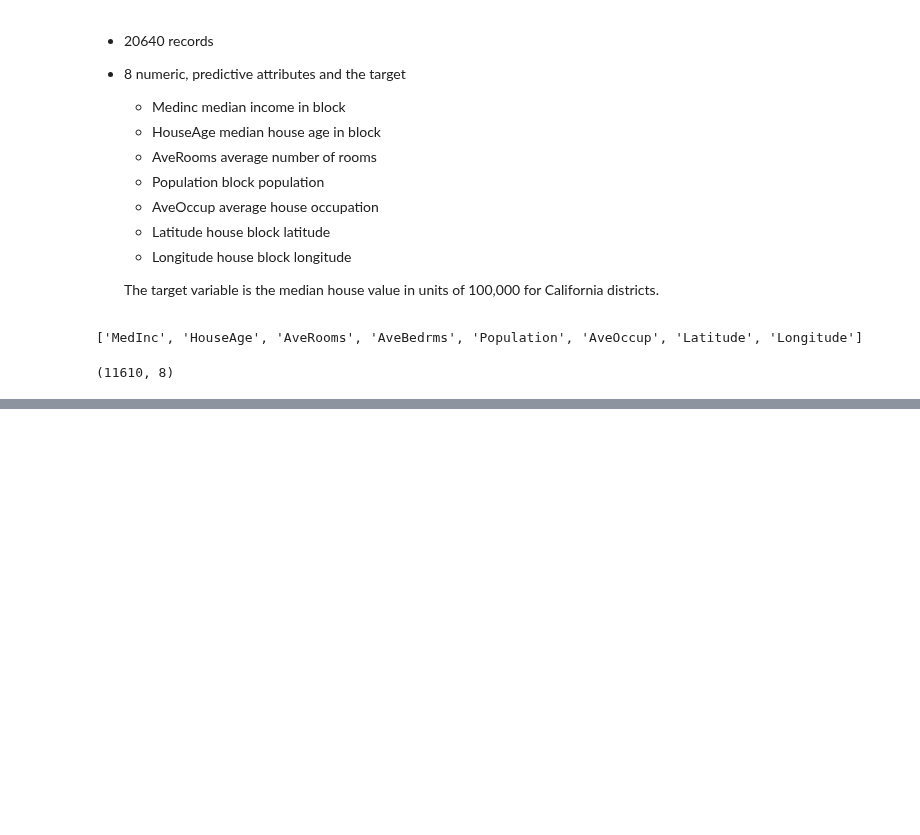
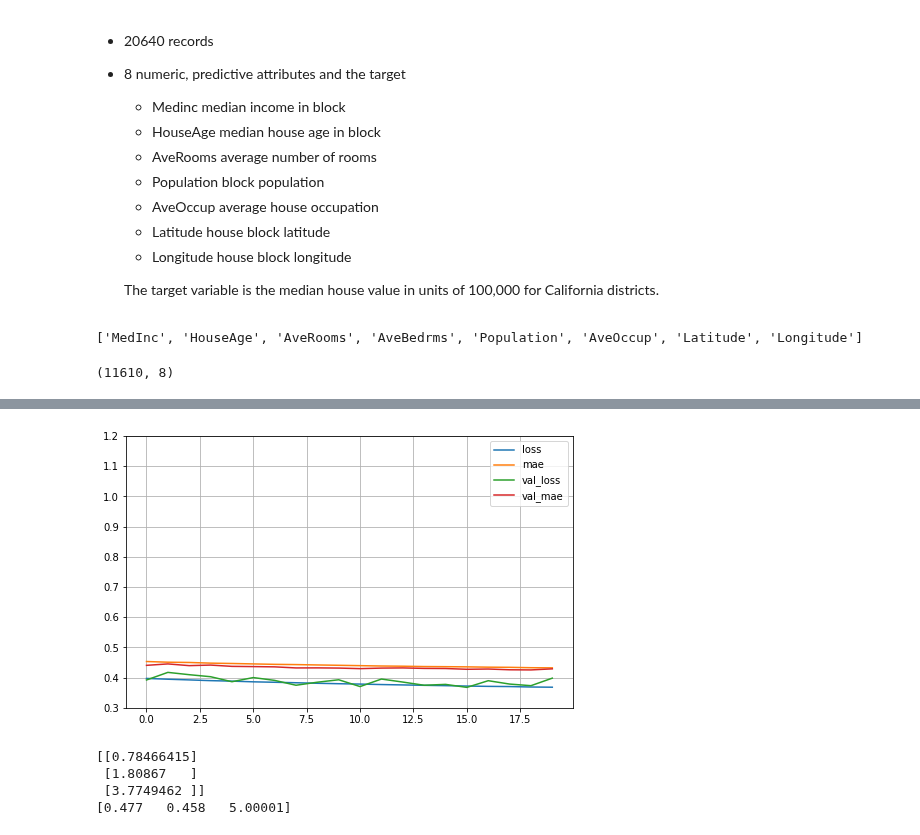
Before and after one commit to juan-ivan-NV/My-learnings, a Jupyter notebook: Computer_vision_keras/CNN_introduction.ipynb, the cells around one changed output, grey strips where cells are left out. Drawn from its saved outputs; the diff is of its cells as text; code cells hidden in the pictures; blank space fills up the shorter version.

Commit message:
uploading train ad model evaluation

```diff
--- a/Computer_vision_keras/CNN_introduction.ipynb
+++ b/Computer_vision_keras/CNN_introduction.ipynb
@@ -250,3 +250,9 @@ tf.random.set_seed(42)
 X_train.shape
 # %% [output]
 (11610, 8)
+# %%
+model = keras.models.Sequential([
+     keras.layers.Dense(30, activation="relu", input_shape=[8]),
+     keras.layers.Dense(30, activation="relu"),
+     keras.layers.Dense(1)
+])
@@ -252,0 +277,6 @@ X_train.shape
+# %%
+model.compile(loss="mean_squared_error",
+              optimizer=keras.optimizers.SGD(lr=1e-3),
+              metrics=["mae"])
+# %%
+model_history = model.fit(X_train, y_train, epochs=20, validation_data=(X_valid, y_valid))
@@ -252,0 +305,7 @@ X_train.shape
+# %%
+pd.DataFrame(model_history.history).plot(figsize=(8,5))
+plt.grid(True)
+plt.gca().set_ylim(0.3,1.2)
+plt.show()
+# %% [output]
+[figure, added]
@@ -252,0 +314,9 @@ X_train.shape
+# %%
+y_pred = model.predict(X_new)
+print(y_pred)
+print(y_test[:3])
+# %% [output]
+[[0.78466415]
+ [1.80867   ]
+ [3.7749462 ]]
+[0.477   0.458   5.00001]
```
Also changed, not shown: parts of 4 cells of this notebook.
